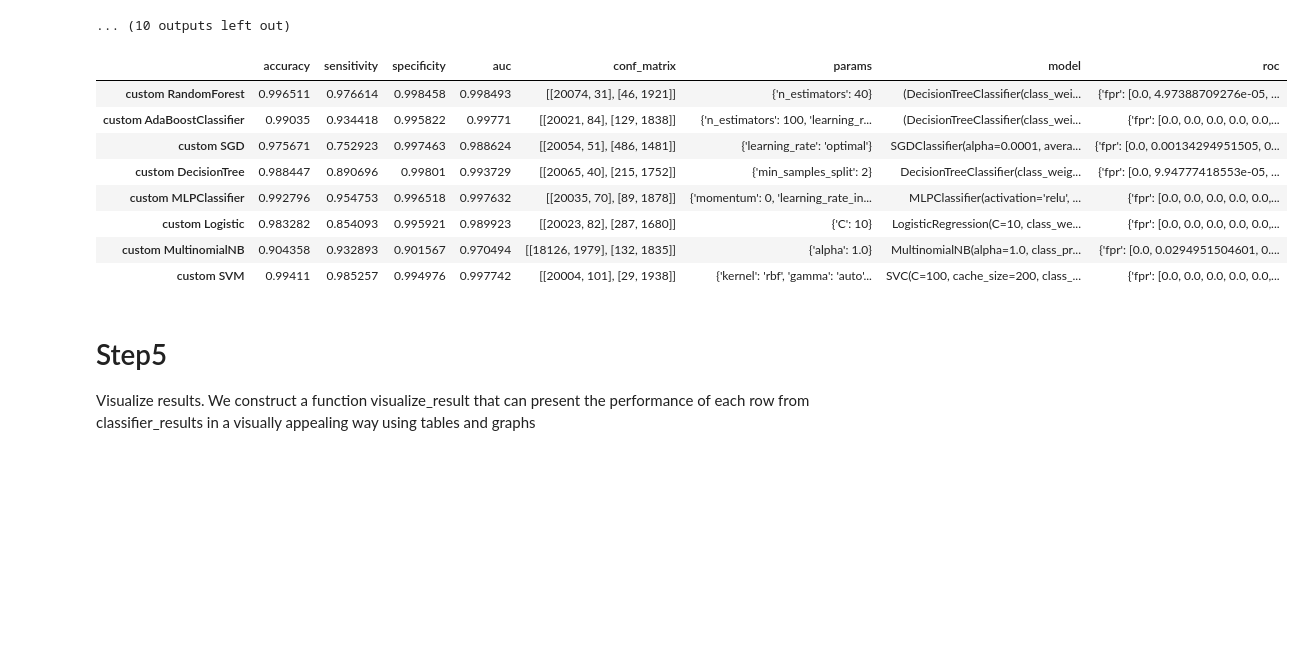
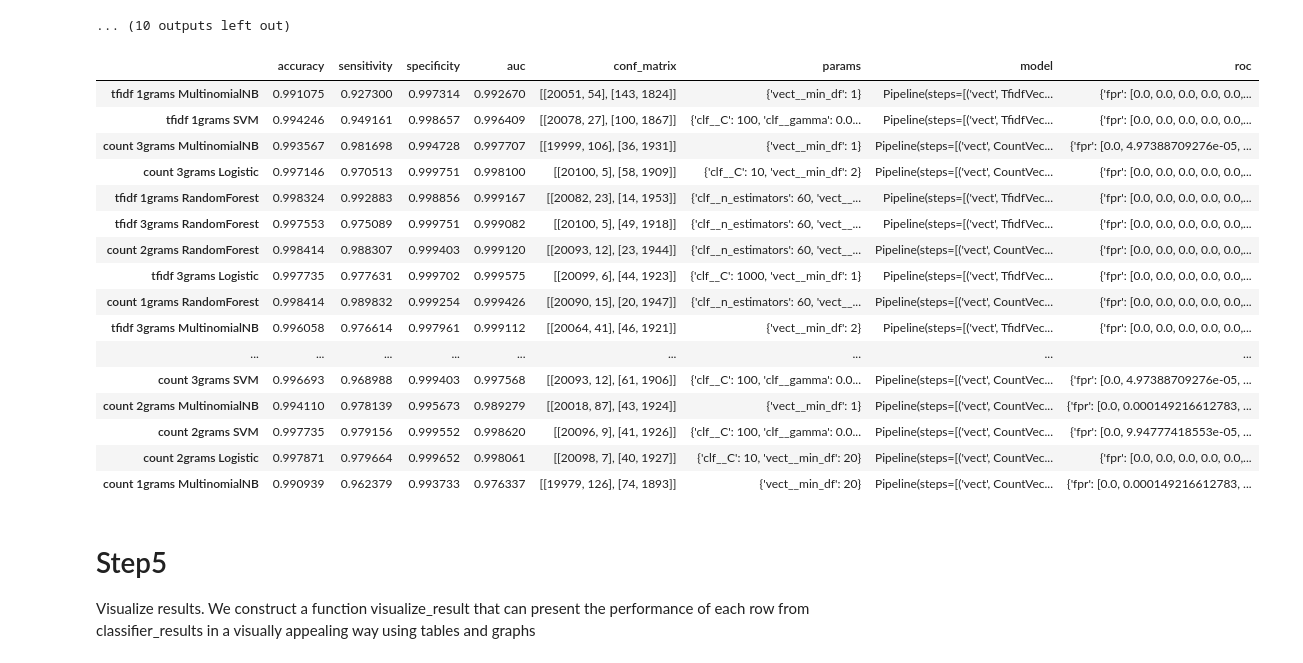
Before and after one commit to grananqvist/Machine-Learning-Web-Application-Firewall-and-Dataset, a Jupyter notebook: Data_analysis.ipynb, the cells around one changed output. Drawn from its saved outputs; the diff is of its cells as text; code cells hidden in the pictures; blank space fills up the shorter version.

```diff
--- a/Data_analysis.ipynb
+++ b/Data_analysis.ipynb
@@ -1045,18 +1017,26 @@ pickle.dump(classifier_results, open("data/trained_classifier_custom_4_features.
 #pickle.dump( classifier_results, open( "data/trained_classifiers_custom.p", "wb" ) )
 # %%
 #OR load classifiers from pickle if already trained
-classifier_results_s33 = pickle.load( open( "data/trained_classifiers_custom.p", "rb" ) )
+classifier_results_s33 = pickle.load( open( "data/trained_classifiers.p", "rb" ) )
 display(classifier_results_s33)
 # %% [output]
 |  | accuracy | sensitivity | specificity | auc | conf_matrix | params | model | roc |
-| custom RandomForest | 0.996511 | 0.976614 | 0.998458 | 0.998493 | [[20074, 31], [46, 1921]] | {'n_estimators': 40} | (DecisionTreeClassifier(class_wei... | {'fpr': [0.0, 4.97388709276e-05, ... |
-| custom AdaBoostClassifier | 0.99035 | 0.934418 | 0.995822 | 0.99771 | [[20021, 84], [129, 1838]] | {'n_estimators': 100, 'learning_r... | (DecisionTreeClassifier(class_wei... | {'fpr': [0.0, 0.0, 0.0, 0.0, 0.0,... |
-| custom SGD | 0.975671 | 0.752923 | 0.997463 | 0.988624 | [[20054, 51], [486, 1481]] | {'learning_rate': 'optimal'} | SGDClassifier(alpha=0.0001, avera... | {'fpr': [0.0, 0.00134294951505, 0... |
-| custom DecisionTree | 0.988447 | 0.890696 | 0.99801 | 0.993729 | [[20065, 40], [215, 1752]] | {'min_samples_split': 2} | DecisionTreeClassifier(class_weig... | {'fpr': [0.0, 9.94777418553e-05, ... |
-| custom MLPClassifier | 0.992796 | 0.954753 | 0.996518 | 0.997632 | [[20035, 70], [89, 1878]] | {'momentum': 0, 'learning_rate_in... | MLPClassifier(activation='relu', ... | {'fpr': [0.0, 0.0, 0.0, 0.0, 0.0,... |
-| custom Logistic | 0.983282 | 0.854093 | 0.995921 | 0.989923 | [[20023, 82], [287, 1680]] | {'C': 10} | LogisticRegression(C=10, class_we... | {'fpr': [0.0, 0.0, 0.0, 0.0, 0.0,... |
-| custom MultinomialNB | 0.904358 | 0.932893 | 0.901567 | 0.970494 | [[18126, 1979], [132, 1835]] | {'alpha': 1.0} | MultinomialNB(alpha=1.0, class_pr... | {'fpr': [0.0, 0.0294951504601, 0.... |
-| custom SVM | 0.99411 | 0.985257 | 0.994976 | 0.997742 | [[20004, 101], [29, 1938]] | {'kernel': 'rbf', 'gamma': 'auto'... | SVC(C=100, cache_size=200, class_... | {'fpr': [0.0, 0.0, 0.0, 0.0, 0.0,... |
+| tfidf 1grams MultinomialNB | 0.991075 | 0.927300 | 0.997314 | 0.992670 | [[20051, 54], [143, 1824]] | {'vect__min_df': 1} | Pipeline(steps=[('vect', TfidfVec... | {'fpr': [0.0, 0.0, 0.0, 0.0, 0.0,... |
+| tfidf 1grams SVM | 0.994246 | 0.949161 | 0.998657 | 0.996409 | [[20078, 27], [100, 1867]] | {'clf__C': 100, 'clf__gamma': 0.0... | Pipeline(steps=[('vect', TfidfVec... | {'fpr': [0.0, 0.0, 0.0, 0.0, 0.0,... |
+| count 3grams MultinomialNB | 0.993567 | 0.981698 | 0.994728 | 0.997707 | [[19999, 106], [36, 1931]] | {'vect__min_df': 1} | Pipeline(steps=[('vect', CountVec... | {'fpr': [0.0, 4.97388709276e-05, ... |
+| count 3grams Logistic | 0.997146 | 0.970513 | 0.999751 | 0.998100 | [[20100, 5], [58, 1909]] | {'clf__C': 10, 'vect__min_df': 2} | Pipeline(steps=[('vect', CountVec... | {'fpr': [0.0, 0.0, 0.0, 0.0, 0.0,... |
+| tfidf 1grams RandomForest | 0.998324 | 0.992883 | 0.998856 | 0.999167 | [[20082, 23], [14, 1953]] | {'clf__n_estimators': 60, 'vect__... | Pipeline(steps=[('vect', TfidfVec... | {'fpr': [0.0, 0.0, 0.0, 0.0, 0.0,... |
+| tfidf 3grams RandomForest | 0.997553 | 0.975089 | 0.999751 | 0.999082 | [[20100, 5], [49, 1918]] | {'clf__n_estimators': 60, 'vect__... | Pipeline(steps=[('vect', TfidfVec... | {'fpr': [0.0, 0.0, 0.0, 0.0, 0.0,... |
+| count 2grams RandomForest | 0.998414 | 0.988307 | 0.999403 | 0.999120 | [[20093, 12], [23, 1944]] | {'clf__n_estimators': 60, 'vect__... | Pipeline(steps=[('vect', CountVec... | {'fpr': [0.0, 0.0, 0.0, 0.0, 0.0,... |
+| tfidf 3grams Logistic | 0.997735 | 0.977631 | 0.999702 | 0.999575 | [[20099, 6], [44, 1923]] | {'clf__C': 1000, 'vect__min_df': 1} | Pipeline(steps=[('vect', TfidfVec... | {'fpr': [0.0, 0.0, 0.0, 0.0, 0.0,... |
+| count 1grams RandomForest | 0.998414 | 0.989832 | 0.999254 | 0.999426 | [[20090, 15], [20, 1947]] | {'clf__n_estimators': 60, 'vect__... | Pipeline(steps=[('vect', CountVec... | {'fpr': [0.0, 0.0, 0.0, 0.0, 0.0,... |
+| tfidf 3grams MultinomialNB | 0.996058 | 0.976614 | 0.997961 | 0.999112 | [[20064, 41], [46, 1921]] | {'vect__min_df': 2} | Pipeline(steps=[('vect', TfidfVec... | {'fpr': [0.0, 0.0, 0.0, 0.0, 0.0,... |
+| ... | ... | ... | ... | ... | ... | ... | ... | ... |
+| count 3grams SVM | 0.996693 | 0.968988 | 0.999403 | 0.997568 | [[20093, 12], [61, 1906]] | {'clf__C': 100, 'clf__gamma': 0.0... | Pipeline(steps=[('vect', CountVec... | {'fpr': [0.0, 4.97388709276e-05, ... |
+| count 2grams MultinomialNB | 0.994110 | 0.978139 | 0.995673 | 0.989279 | [[20018, 87], [43, 1924]] | {'vect__min_df': 1} | Pipeline(steps=[('vect', CountVec... | {'fpr': [0.0, 0.000149216612783, ... |
+| count 2grams SVM | 0.997735 | 0.979156 | 0.999552 | 0.998620 | [[20096, 9], [41, 1926]] | {'clf__C': 100, 'clf__gamma': 0.0... | Pipeline(steps=[('vect', CountVec... | {'fpr': [0.0, 9.94777418553e-05, ... |
+| count 2grams Logistic | 0.997871 | 0.979664 | 0.999652 | 0.998061 | [[20098, 7], [40, 1927]] | {'clf__C': 10, 'vect__min_df': 20} | Pipeline(steps=[('vect', CountVec... | {'fpr': [0.0, 0.0, 0.0, 0.0, 0.0,... |
+| count 1grams MultinomialNB | 0.990939 | 0.962379 | 0.993733 | 0.976337 | [[19979, 126], [74, 1893]] | {'vect__min_df': 20} | Pipeline(steps=[('vect', CountVec... | {'fpr': [0.0, 0.000149216612783, ... |
 # %% [markdown]
 # Step5
 Visualize results. We construct a function visualize_result that can present the performance of each row from classifier_results in a visually appealing way using tables and graphs
```
Also changed, not shown: parts of 5 cells of this notebook.
